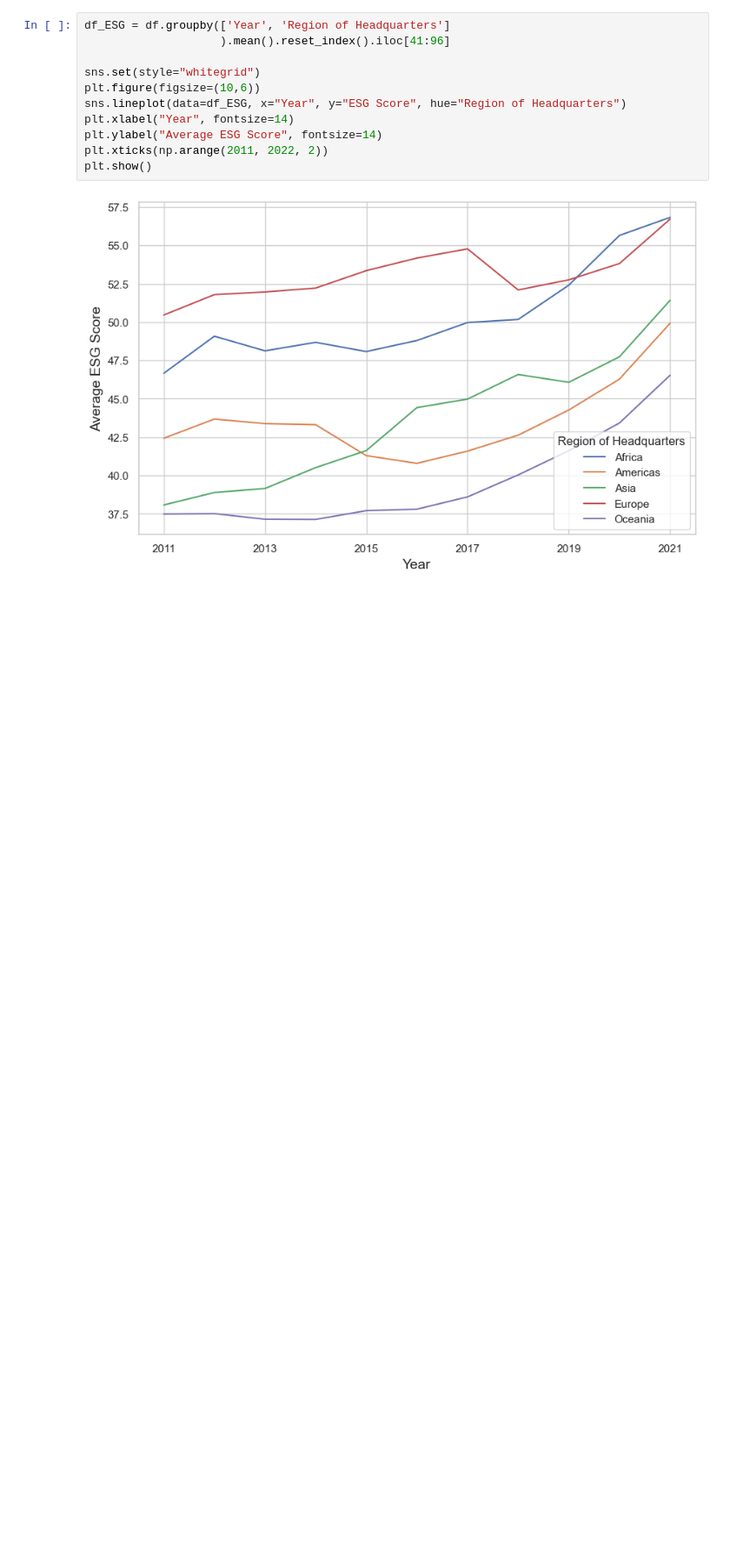
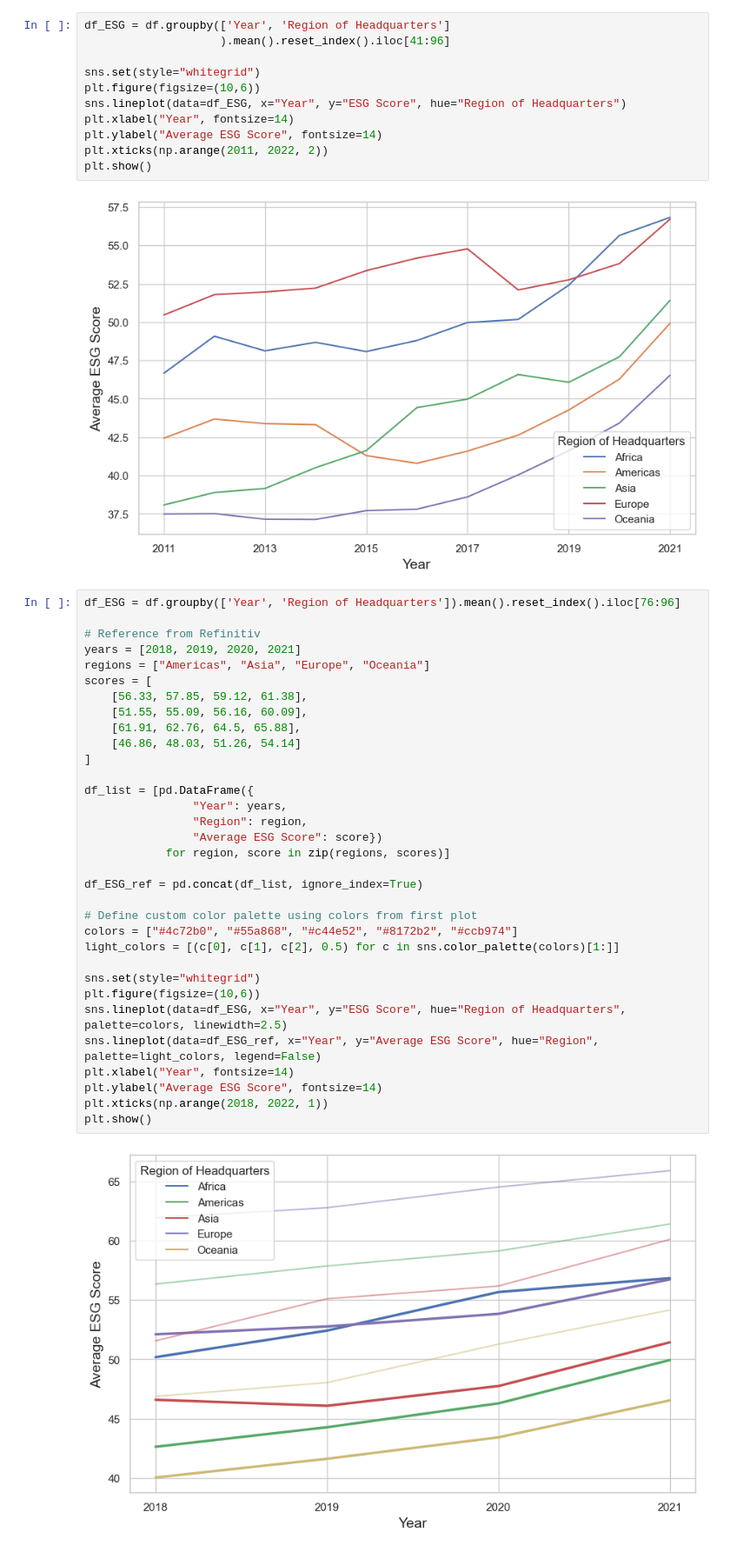
Before and after one commit to nilsmart96/ESG-and-Financial-Performance, a Jupyter notebook: Individual Analysis/data_validation_NM.ipynb, the cells around one changed output. Shown at 87% size. Drawn from its saved outputs; the diff is of its cells as text; blank space fills up the shorter version.

Commit message:
Updated data validation with refinitiv benchmark

```diff
--- a/Individual Analysis/data_validation_NM.ipynb
+++ b/Individual Analysis/data_validation_NM.ipynb
@@ -40,3 +41,38 @@ plt.xticks(np.arange(2011, 2022, 2))
 plt.show()
 # %% [output]
 [figure]
+# %%
+df_ESG = df.groupby(['Year', 'Region of Headquarters']).mean().reset_index().iloc[76:96]
+
+# Reference from Refinitiv
+years = [2018, 2019, 2020, 2021]
+regions = ["Americas", "Asia", "Europe", "Oceania"]
+scores = [
+    [56.33, 57.85, 59.12, 61.38],
+    [51.55, 55.09, 56.16, 60.09],
+    [61.91, 62.76, 64.5, 65.88],
+    [46.86, 48.03, 51.26, 54.14]
+]
+
+df_list = [pd.DataFrame({
+                "Year": years,
+                "Region": region,
+                "Average ESG Score": score})
+            for region, score in zip(regions, scores)]
+
+df_ESG_ref = pd.concat(df_list, ignore_index=True)
+
+# Define custom color palette using colors from first plot
+colors = ["#4c72b0", "#55a868", "#c44e52", "#8172b2", "#ccb974"]
+light_colors = [(c[0], c[1], c[2], 0.5) for c in sns.color_palette(colors)[1:]]
+
+sns.set(style="whitegrid")
+plt.figure(figsize=(10,6))
+sns.lineplot(data=df_ESG, x="Year", y="ESG Score", hue="Region of Headquarters", palette=colors, linewidth=2.5)
+sns.lineplot(data=df_ESG_ref, x="Year", y="Average ESG Score", hue="Region", palette=light_colors, legend=False)
+plt.xlabel("Year", fontsize=14)
+plt.ylabel("Average ESG Score", fontsize=14)
+plt.xticks(np.arange(2018, 2022, 1))
+plt.show()
+# %% [output]
+[figure, added]
```
Also changed, not shown: parts of 4 cells of this notebook.
